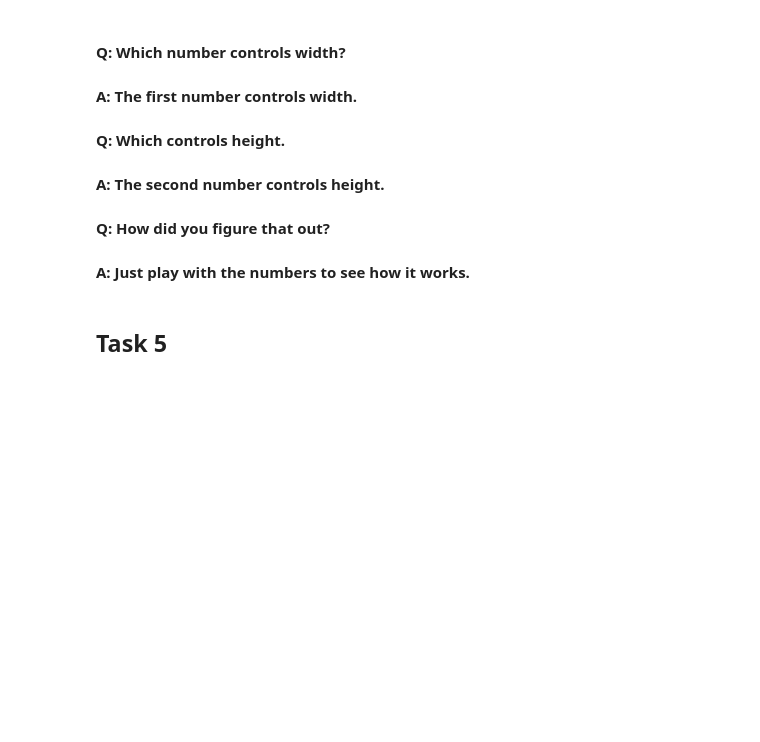
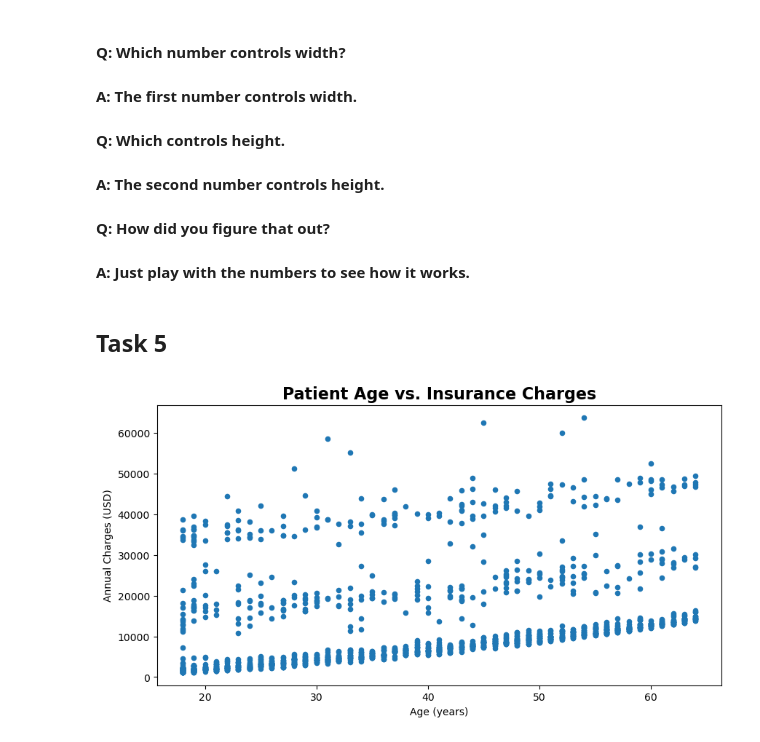
Before and after one commit to russellcha1/Plot-Customization-Exercise, a Jupyter notebook: Plot_Customization.ipynb, the cells around one changed output. Saved outputs shown, nothing was run; the diff lists cells and outputs as text; code cells hidden in the pictures; blank space fills up the shorter version.

Commit message:
Made changes to graphs and saved

```diff
--- a/Plot_Customization.ipynb
+++ b/Plot_Customization.ipynb
@@ -108,3 +108,16 @@ ax = df.plot(
 #### A: Just play with the numbers to see how it works.
 # %% [markdown]
 ## Task 5
+# %%
+ax = df.plot(
+    kind='scatter',
+    x='age',
+    y='charges',
+    figsize=(10, 5)
+)
+plt.title('Patient Age vs. Insurance Charges', fontsize = 16, fontweight = 'bold')
+plt.xlabel('Age (years)')
+plt.ylabel('Annual Charges (USD)')
+plt.show()
+# %% [output]
+[figure, added]
```
Also changed, not shown: parts of 8 cells of this notebook, 2 other files.
